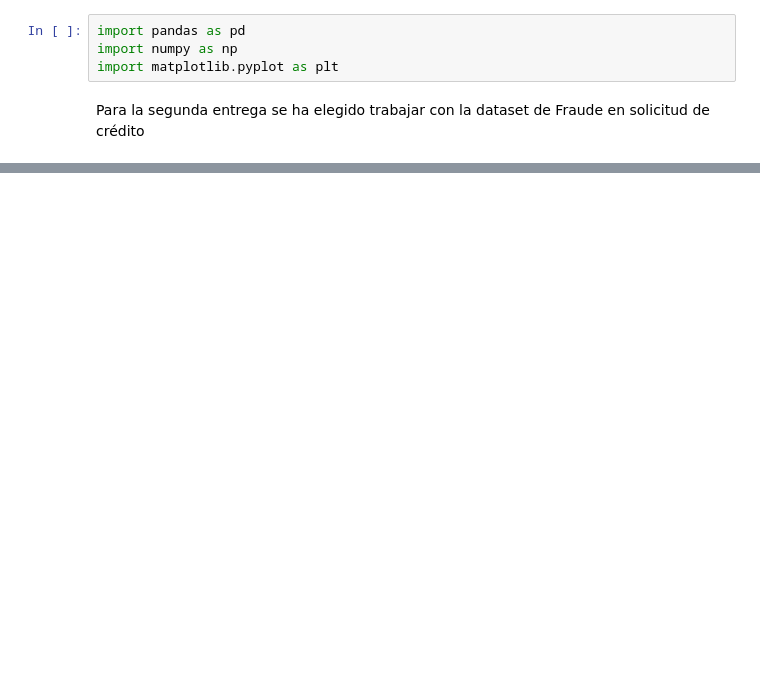
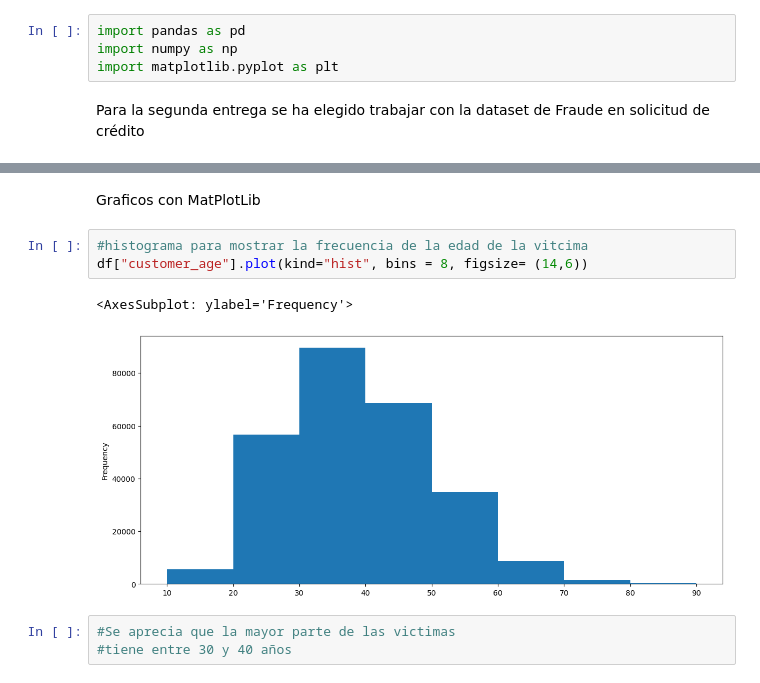
Before and after one commit to AlejandroGiorgio/CH-dataSience, a Jupyter notebook: Visualizacion+GIORGIO.ipynb, the cells around one changed output, grey strips where cells are left out. Drawn from its saved outputs; the diff is of its cells as text; blank space fills up the shorter version.

```diff
--- a/Visualizacion+GIORGIO.ipynb
+++ b/Visualizacion+GIORGIO.ipynb
@@ -22 +22,12 @@ df.sample(10)
 10 rows × 32 columns
+# %% [markdown]
+Graficos con MatPlotLib
+# %%
+#histograma para mostrar la frecuencia de la edad de la vitcima
+df["customer_age"].plot(kind="hist", bins = 8, figsize= (14,6))
+# %% [output]
+<AxesSubplot: ylabel='Frequency'>
+[figure, added]
+# %%
+#Se aprecia que la mayor parte de las victimas
+#tiene entre 30 y 40 años
```
Also changed, not shown: parts of 5 cells of this notebook.
